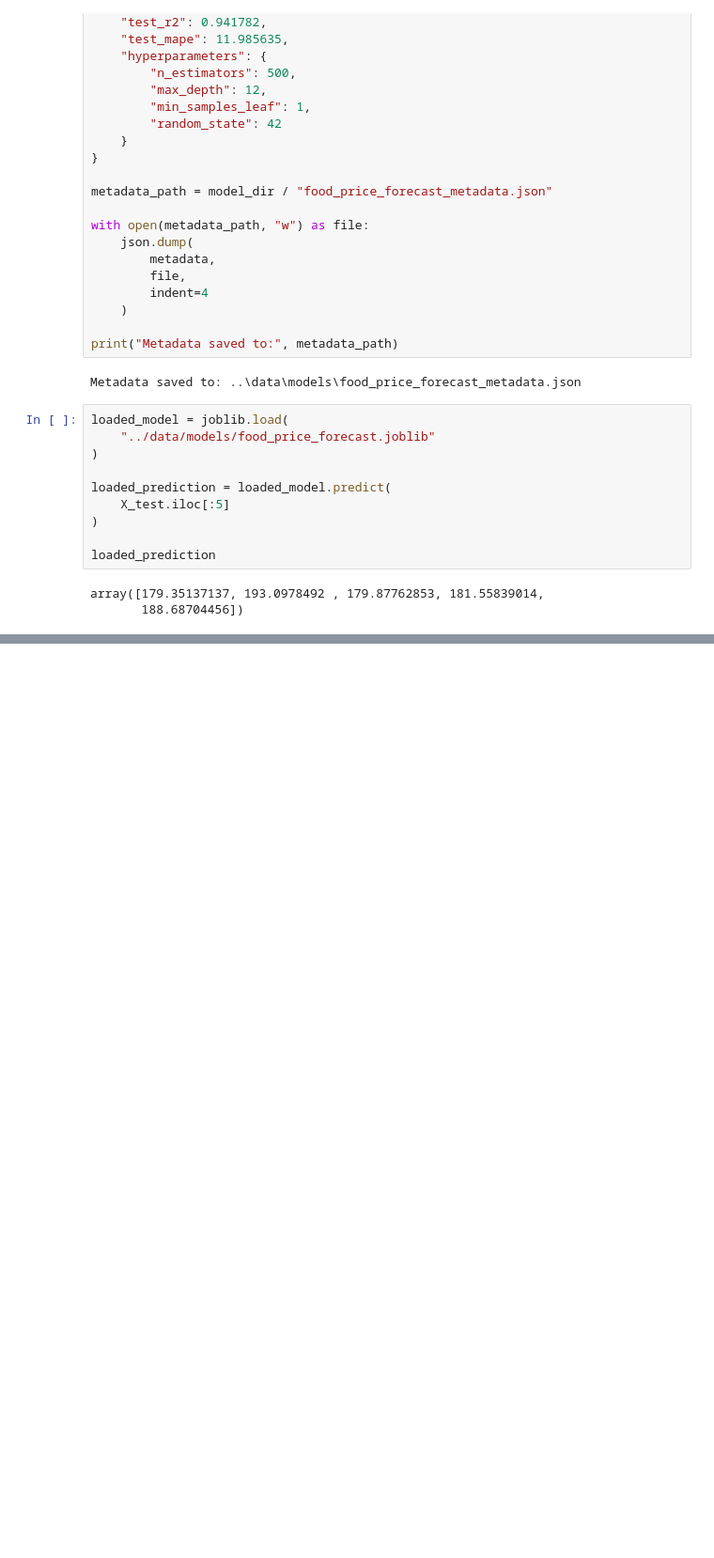
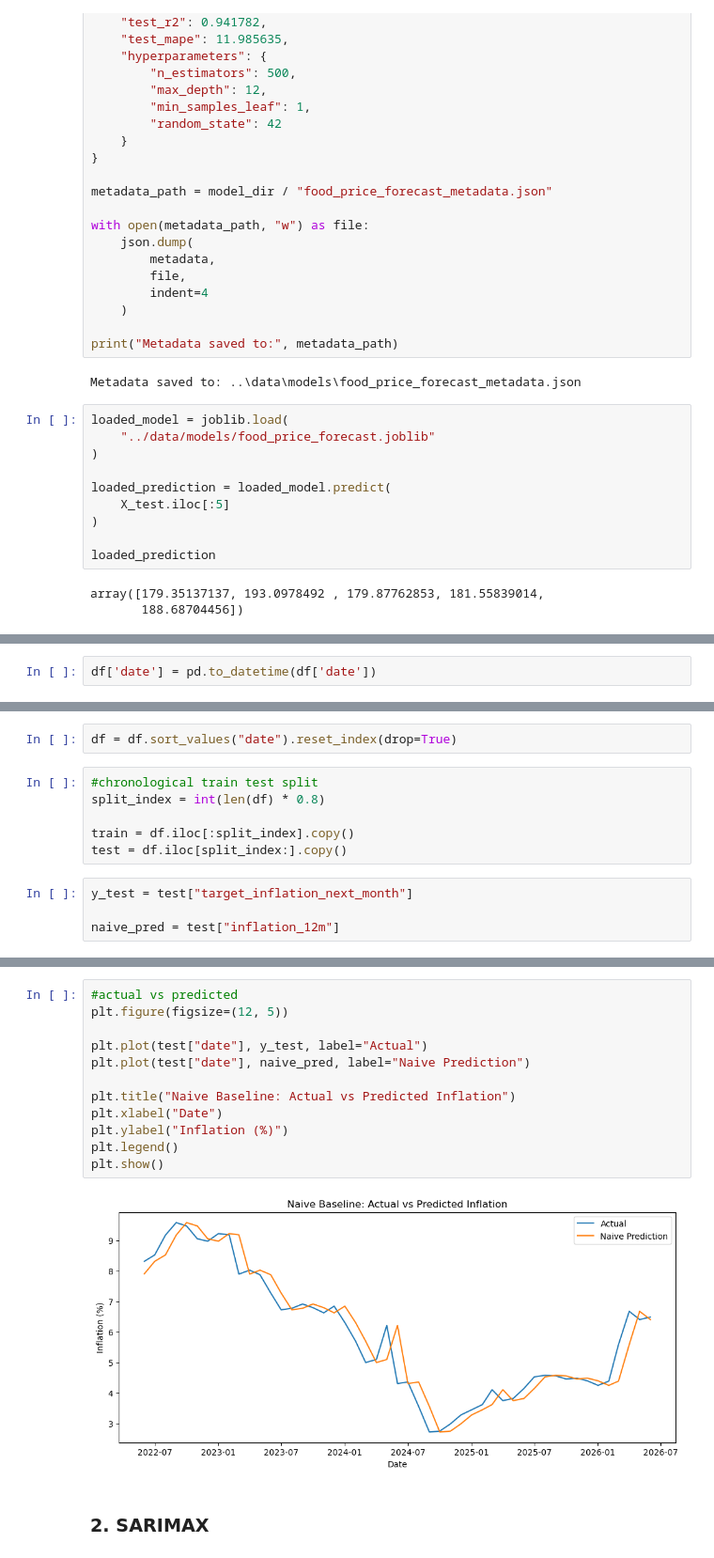
Before and after one commit to moringacapstone-g5/EconIQ, a Jupyter notebook: notebooks/food_price_forecasting.ipynb, the cells around one changed output, grey strips where cells are left out. Shown at 94% size. Saved outputs shown, nothing was run; the diff lists cells and outputs as text; blank space fills up the shorter version.

```diff
--- a/notebooks/food_price_forecasting.ipynb
+++ b/notebooks/food_price_forecasting.ipynb
@@ -2100,0 +2168,2 @@ array([179.35137137, 193.0978492 , 179.87762853, 181.55839014,
+# %%
+df['date'] = pd.to_datetime(df['date'])
@@ -2100,0 +2192,12 @@ array([179.35137137, 193.0978492 , 179.87762853, 181.55839014,
+# %%
+df = df.sort_values("date").reset_index(drop=True)
+# %%
+#chronological train test split
+split_index = int(len(df) * 0.8)
+
+train = df.iloc[:split_index].copy()
+test = df.iloc[split_index:].copy()
+# %%
+y_test = test["target_inflation_next_month"]
+
+naive_pred = test["inflation_12m"]
@@ -2100,0 +2214,16 @@ array([179.35137137, 193.0978492 , 179.87762853, 181.55839014,
+# %%
+#actual vs predicted
+plt.figure(figsize=(12, 5))
+
+plt.plot(test["date"], y_test, label="Actual")
+plt.plot(test["date"], naive_pred, label="Naive Prediction")
+
+plt.title("Naive Baseline: Actual vs Predicted Inflation")
+plt.xlabel("Date")
+plt.ylabel("Inflation (%)")
+plt.legend()
+plt.show()
+# %% [output]
+[figure, added]
+# %% [markdown]
+### 2. SARIMAX
```
Also changed, not shown: parts of 24 cells of this notebook, 5 other files.
